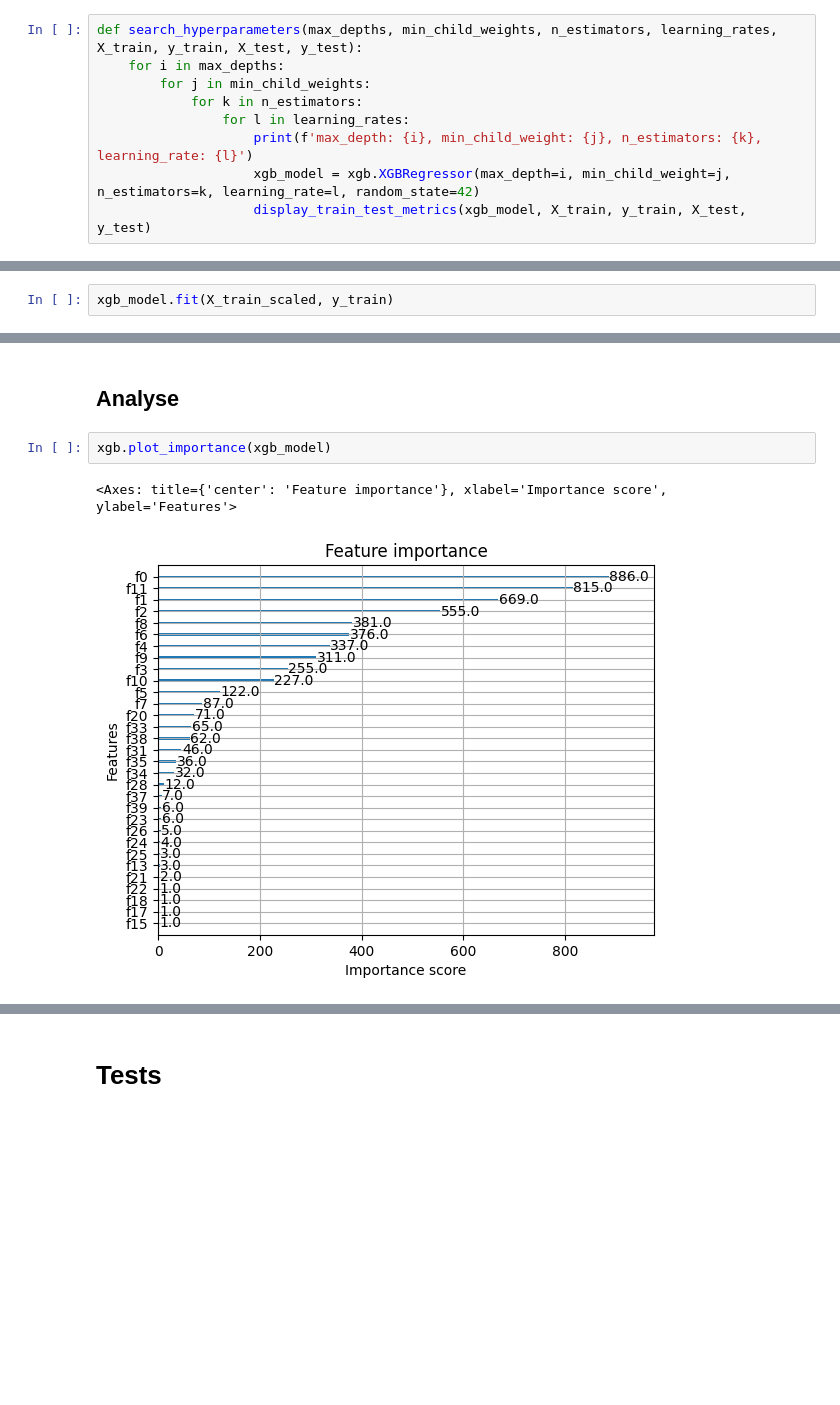
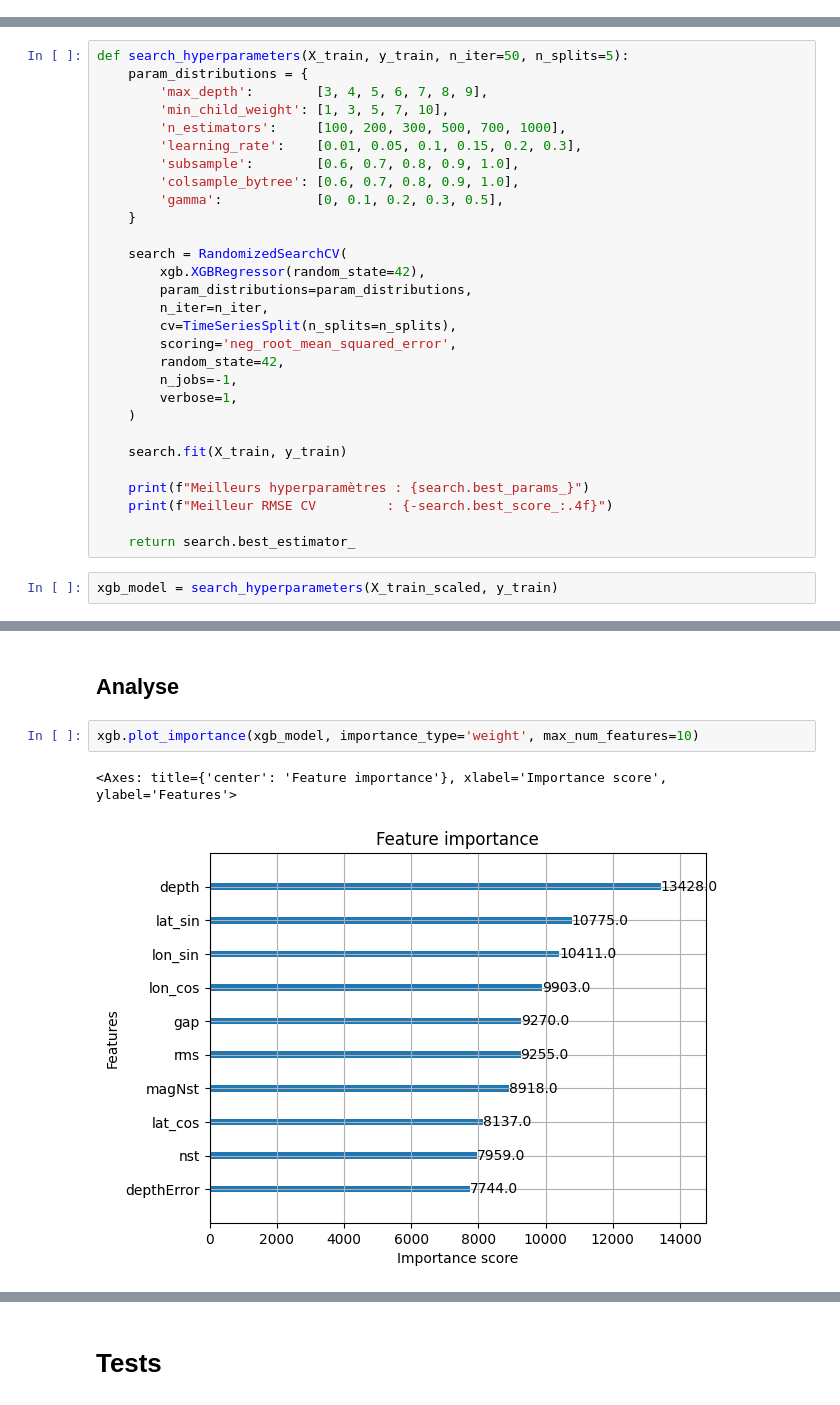
Before and after one commit to TristanRib/Documentation, a Jupyter notebook: notebooks/03_training.ipynb, the cells around one changed output, grey strips where cells are left out. Drawn from its saved outputs; the diff is of its cells as text; blank space fills up the shorter version.

```diff
--- a/notebooks/03_training.ipynb
+++ b/notebooks/03_training.ipynb
@@ -49,9 +43,0 @@ def display_train_test_metrics(model, X_train, y_train, X_test, y_test):
-# %%
-def search_hyperparameters(max_depths, min_child_weights, n_estimators, learning_rates, X_train, y_train, X_test, y_test):
-    for i in max_depths:
-        for j in min_child_weights:
-            for k in n_estimators:
-                for l in learning_rates:
-                    print(f'max_depth: {i}, min_child_weight: {j}, n_estimators: {k}, learning_rate: {l}')
-                    xgb_model = xgb.XGBRegressor(max_depth=i, min_child_weight=j, n_estimators=k, learning_rate=l, random_state=42)
-                    display_train_test_metrics(xgb_model, X_train, y_train, X_test, y_test)
@@ -62,3 +44,32 @@ xgb_model = xgb.XGBRegressor(random_state=42)
+# %%
+def search_hyperparameters(X_train, y_train, n_iter=50, n_splits=5):
+    param_distributions = {
+        'max_depth':        [3, 4, 5, 6, 7, 8, 9],
+        'min_child_weight': [1, 3, 5, 7, 10],
+        'n_estimators':     [100, 200, 300, 500, 700, 1000],
+        'learning_rate':    [0.01, 0.05, 0.1, 0.15, 0.2, 0.3],
+        'subsample':        [0.6, 0.7, 0.8, 0.9, 1.0],
+        'colsample_bytree': [0.6, 0.7, 0.8, 0.9, 1.0],
+        'gamma':            [0, 0.1, 0.2, 0.3, 0.5],
+    }
+
+    search = RandomizedSearchCV(
+        xgb.XGBRegressor(random_state=42),
+        param_distributions=param_distributions,
+        n_iter=n_iter,
+        cv=TimeSeriesSplit(n_splits=n_splits),
+        scoring='neg_root_mean_squared_error',
+        random_state=42,
+        n_jobs=-1,
+        verbose=1,
+    )
+
+    search.fit(X_train, y_train)
+
+    print(f"Meilleurs hyperparamètres : {search.best_params_}")
+    print(f"Meilleur RMSE CV         : {-search.best_score_:.4f}")
+
+    return search.best_estimator_
 # %%
-xgb_model.fit(X_train_scaled, y_train)
+xgb_model = search_hyperparameters(X_train_scaled, y_train)
 # %% [output]
@@ -76,7 +79,7 @@ XGBRegressor(base_score=None, booster=None, callbacks=None,
 # %% [markdown]
 ## Analyse
 # %%
-xgb.plot_importance(xgb_model)
+xgb.plot_importance(xgb_model, importance_type='weight', max_num_features=10)
 # %% [output]
 <Axes: title={'center': 'Feature importance'}, xlabel='Importance score', ylabel='Features'>
-[figure, old version]
+[figure, new version]
```
Also changed, not shown: parts of 16 cells of this notebook, 7 other files.
